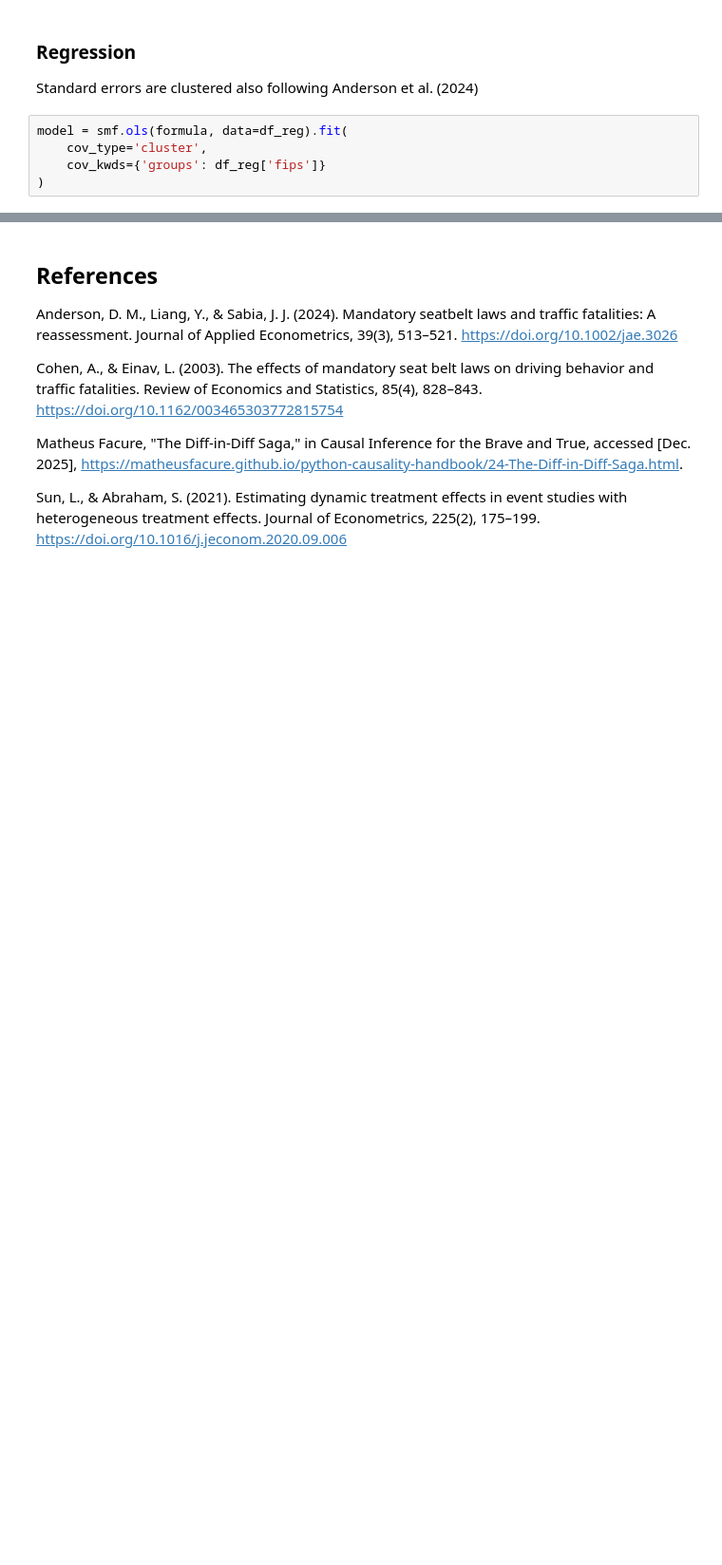
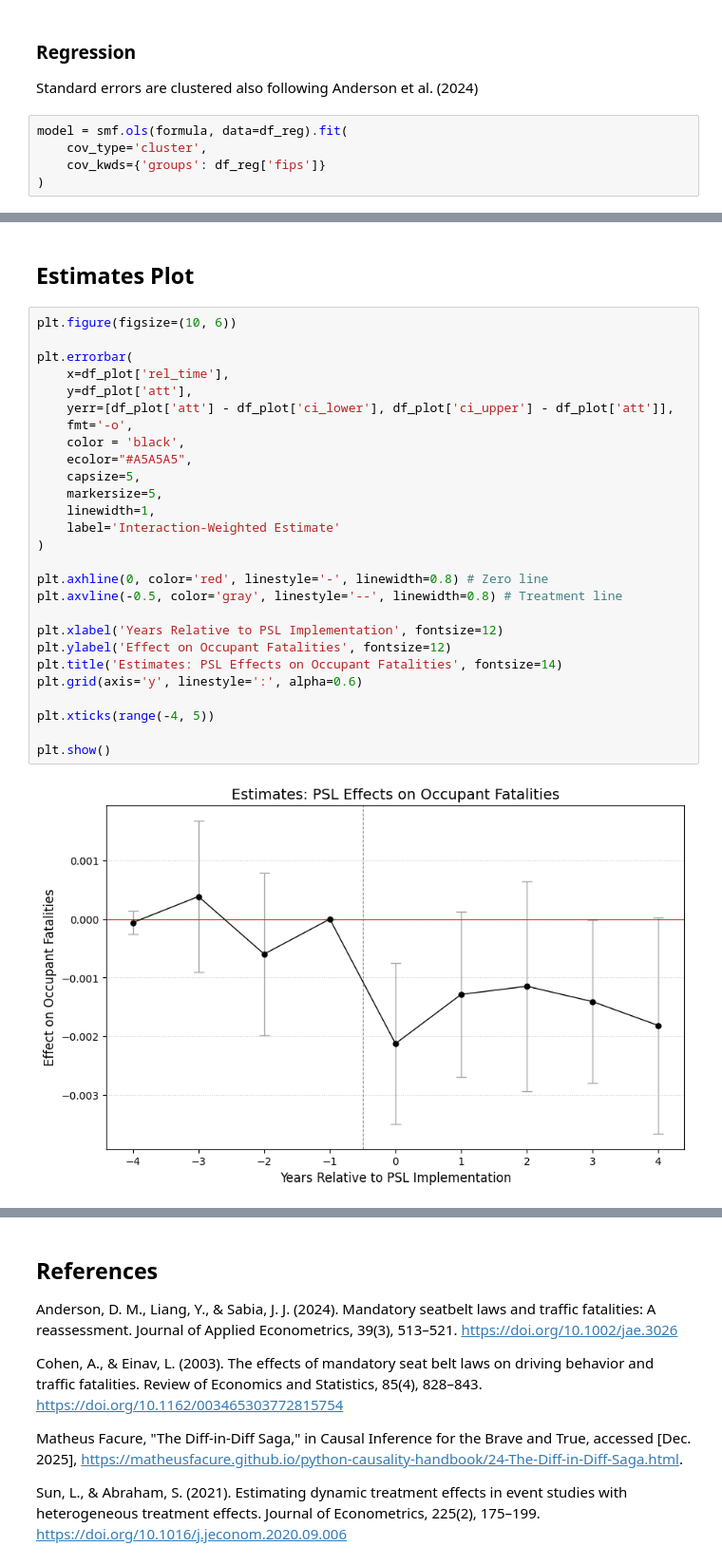
Before and after one commit to alenmat/anderson-liang-sabia-2024-replication, a Jupyter notebook: main.ipynb, the cells around one changed output, grey strips where cells are left out. Shown at 95% size. Cells and saved outputs as stored; diff of their text form; blank space fills up the shorter version.

```diff
--- a/main.ipynb
+++ b/main.ipynb
@@ -106,0 +213,31 @@ model = smf.ols(formula, data=df_reg).fit(
+# %% [markdown]
+## Estimates Plot
+# %%
+plt.figure(figsize=(10, 6))
+
+plt.errorbar(
+    x=df_plot['rel_time'],
+    y=df_plot['att'],
+    yerr=[df_plot['att'] - df_plot['ci_lower'], df_plot['ci_upper'] - df_plot['att']],
+    fmt='-o',
+    color = 'black',
+    ecolor="#A5A5A5",
+    capsize=5,
+    markersize=5,
+    linewidth=1,
+    label='Interaction-Weighted Estimate'
+)
+
+plt.axhline(0, color='red', linestyle='-', linewidth=0.8) # Zero line
+plt.axvline(-0.5, color='gray', linestyle='--', linewidth=0.8) # Treatment line
+
+plt.xlabel('Years Relative to PSL Implementation', fontsize=12)
+plt.ylabel('Effect on Occupant Fatalities', fontsize=12)
+plt.title('Estimates: PSL Effects on Occupant Fatalities', fontsize=14)
+plt.grid(axis='y', linestyle=':', alpha=0.6)
+
+plt.xticks(range(-4, 5))
+
+plt.show()
+# %% [output]
+[figure, added]
```
Also changed, not shown: parts of 5 cells of this notebook, 2 other files.
